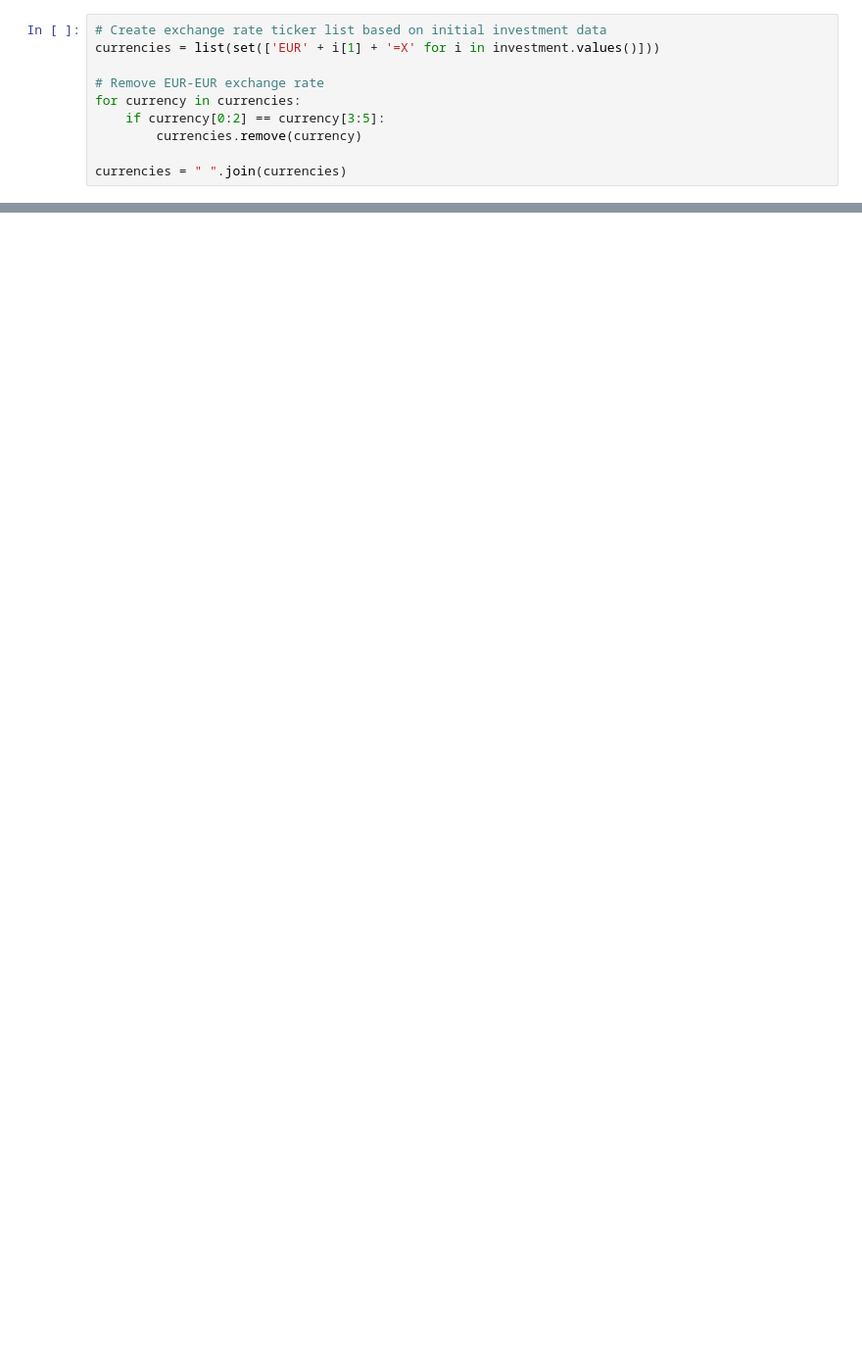
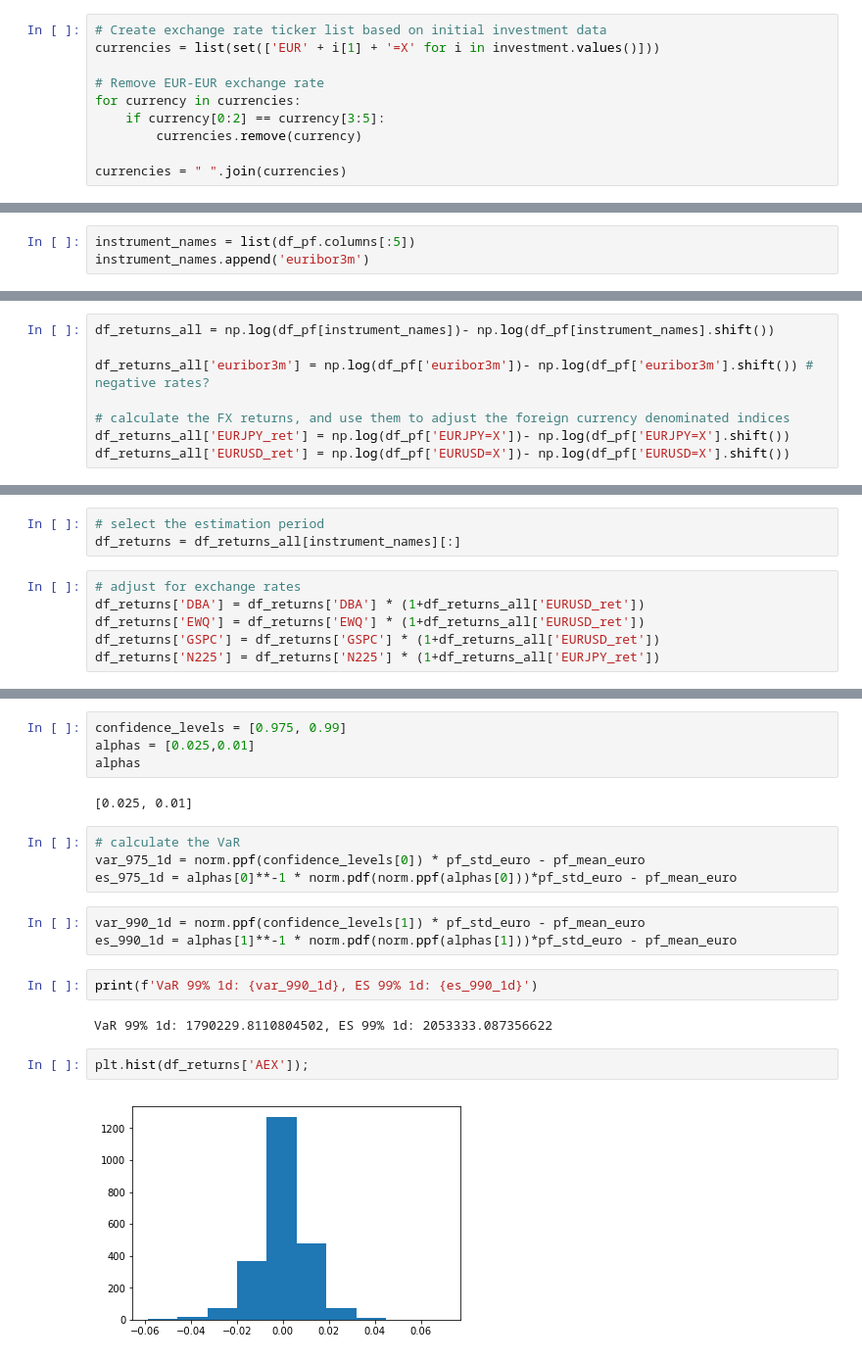
Before and after one commit to danielsteman/QFRM, a Jupyter notebook: QFRM_assignment1.ipynb, the cells around one changed output, grey strips where cells are left out. Shown at 98% size. Cells and saved outputs as stored; diff of their text form; blank space fills up the shorter version.

```diff
--- a/QFRM_assignment1.ipynb
+++ b/QFRM_assignment1.ipynb
@@ -139,0 +106,3 @@ portfolio
+# %%
+instrument_names = list(df_pf.columns[:5])
+instrument_names.append('euribor3m')
@@ -139,0 +113,8 @@ portfolio
+# %%
+df_returns_all = np.log(df_pf[instrument_names])- np.log(df_pf[instrument_names].shift())
+
+df_returns_all['euribor3m'] = np.log(df_pf['euribor3m'])- np.log(df_pf['euribor3m'].shift()) # negative rates?
+
+# calculate the FX returns, and use them to adjust the foreign currency denominated indices
+df_returns_all['EURJPY_ret'] = np.log(df_pf['EURJPY=X'])- np.log(df_pf['EURJPY=X'].shift())
+df_returns_all['EURUSD_ret'] = np.log(df_pf['EURUSD=X'])- np.log(df_pf['EURUSD=X'].shift())
@@ -139,0 +138,9 @@ portfolio
+# %%
+# select the estimation period
+df_returns = df_returns_all[instrument_names][:]
+# %%
+# adjust for exchange rates
+df_returns['DBA'] = df_returns['DBA'] * (1+df_returns_all['EURUSD_ret'])
+df_returns['EWQ'] = df_returns['EWQ'] * (1+df_returns_all['EURUSD_ret'])
+df_returns['GSPC'] = df_returns['GSPC'] * (1+df_returns_all['EURUSD_ret'])
+df_returns['N225'] = df_returns['N225'] * (1+df_returns_all['EURJPY_ret'])
@@ -139,0 +177,21 @@ portfolio
+# %%
+confidence_levels = [0.975, 0.99]
+alphas = [0.025,0.01]
+alphas
+# %% [output]
+[0.025, 0.01]
+# %%
+# calculate the VaR
+var_975_1d = norm.ppf(confidence_levels[0]) * pf_std_euro - pf_mean_euro
+es_975_1d = alphas[0]**-1 * norm.pdf(norm.ppf(alphas[0]))*pf_std_euro - pf_mean_euro
+# %%
+var_990_1d = norm.ppf(confidence_levels[1]) * pf_std_euro - pf_mean_euro
+es_990_1d = alphas[1]**-1 * norm.pdf(norm.ppf(alphas[1]))*pf_std_euro - pf_mean_euro
+# %%
+print(f'VaR 99% 1d: {var_990_1d}, ES 99% 1d: {es_990_1d}')
+# %% [output]
+VaR 99% 1d: 1790229.8110804502, ES 99% 1d: 2053333.087356622
+# %%
+plt.hist(df_returns['AEX']);
+# %% [output]
+[figure, added]
```
Also changed, not shown: parts of 52 cells of this notebook.
